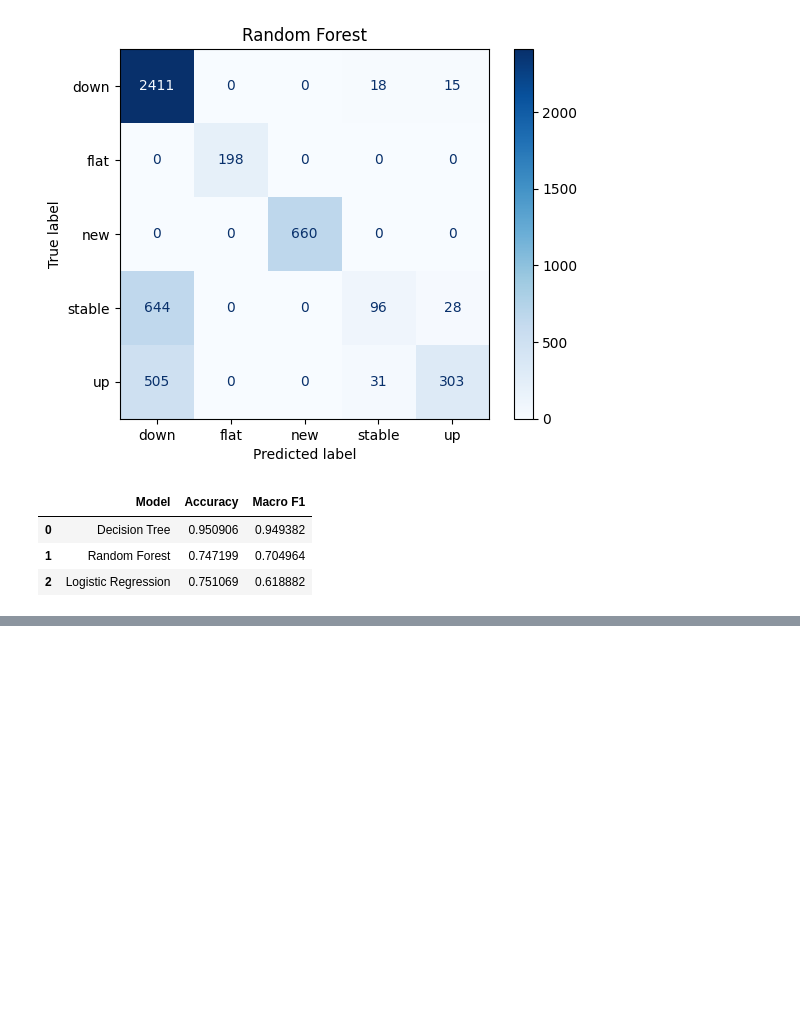
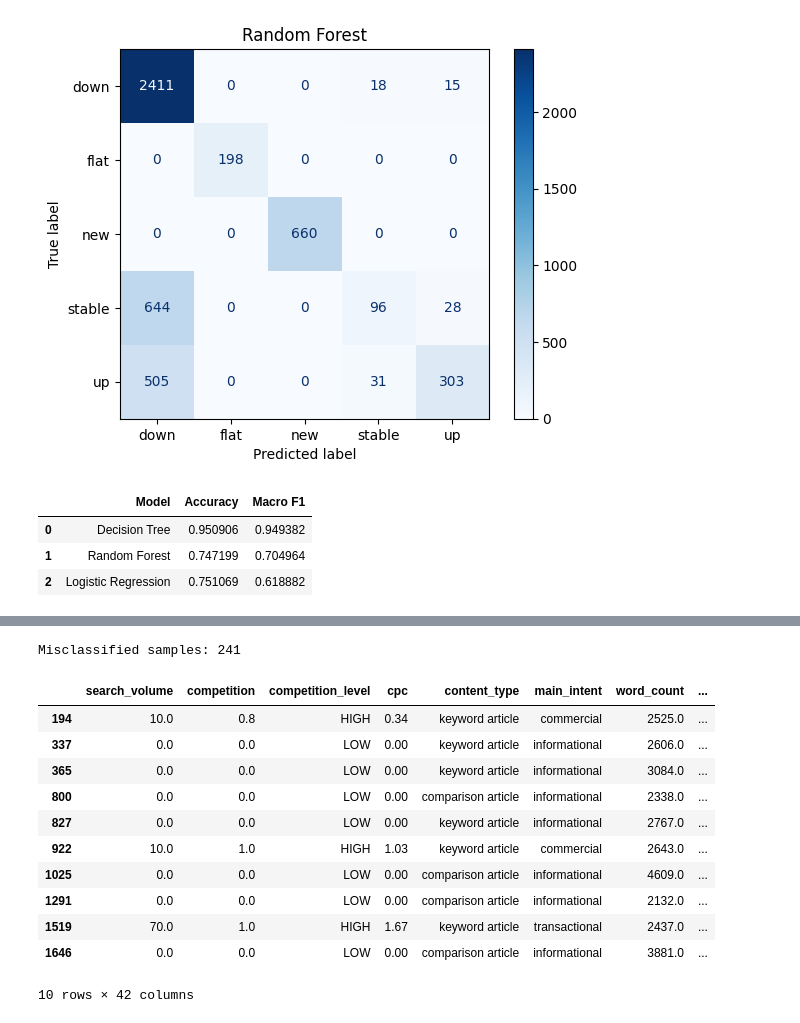
Before and after one commit to boddulavinaykumar6-stack/Flyrank-ML-Internship, a Jupyter notebook: work/notebooks/w05_model.ipynb, the cells around one changed output, grey strips where cells are left out. Drawn from its saved outputs; the diff is of its cells as text; code cells hidden in the pictures; blank space fills up the shorter version.

```diff
--- a/work/notebooks/w05_model.ipynb
+++ b/work/notebooks/w05_model.ipynb
@@ -940,0 +870,27 @@ best_pipeline = trained_models["Decision Tree"]
+# %%
+errors = X_test.copy()
+
+errors["Actual"] = y_test.values
+errors["Predicted"] = y_pred_tree
+
+errors = errors[
+    errors["Actual"] != errors["Predicted"]
+]
+
+print(f"Misclassified samples: {len(errors)}")
+
+display(errors.head(10))
+# %% [output]
+Misclassified samples: 241
+|  | search_volume | competition | competition_level | cpc | content_type | main_intent | word_count | ... |
+| 194 | 10.0 | 0.8 | HIGH | 0.34 | keyword article | commercial | 2525.0 | ... |
+| 337 | 0.0 | 0.0 | LOW | 0.00 | keyword article | informational | 2606.0 | ... |
+| 365 | 0.0 | 0.0 | LOW | 0.00 | keyword article | informational | 3084.0 | ... |
+| 800 | 0.0 | 0.0 | LOW | 0.00 | comparison article | informational | 2338.0 | ... |
+| 827 | 0.0 | 0.0 | LOW | 0.00 | keyword article | informational | 2767.0 | ... |
+| 922 | 10.0 | 1.0 | HIGH | 1.03 | keyword article | commercial | 2643.0 | ... |
+| 1025 | 0.0 | 0.0 | LOW | 0.00 | comparison article | informational | 4609.0 | ... |
+| 1291 | 0.0 | 0.0 | LOW | 0.00 | comparison article | informational | 2132.0 | ... |
+| 1519 | 70.0 | 1.0 | HIGH | 1.67 | keyword article | transactional | 2437.0 | ... |
+| 1646 | 0.0 | 0.0 | LOW | 0.00 | comparison article | informational | 3881.0 | ... |
+10 rows × 42 columns
```
Also changed, not shown: parts of 8 cells of this notebook.
